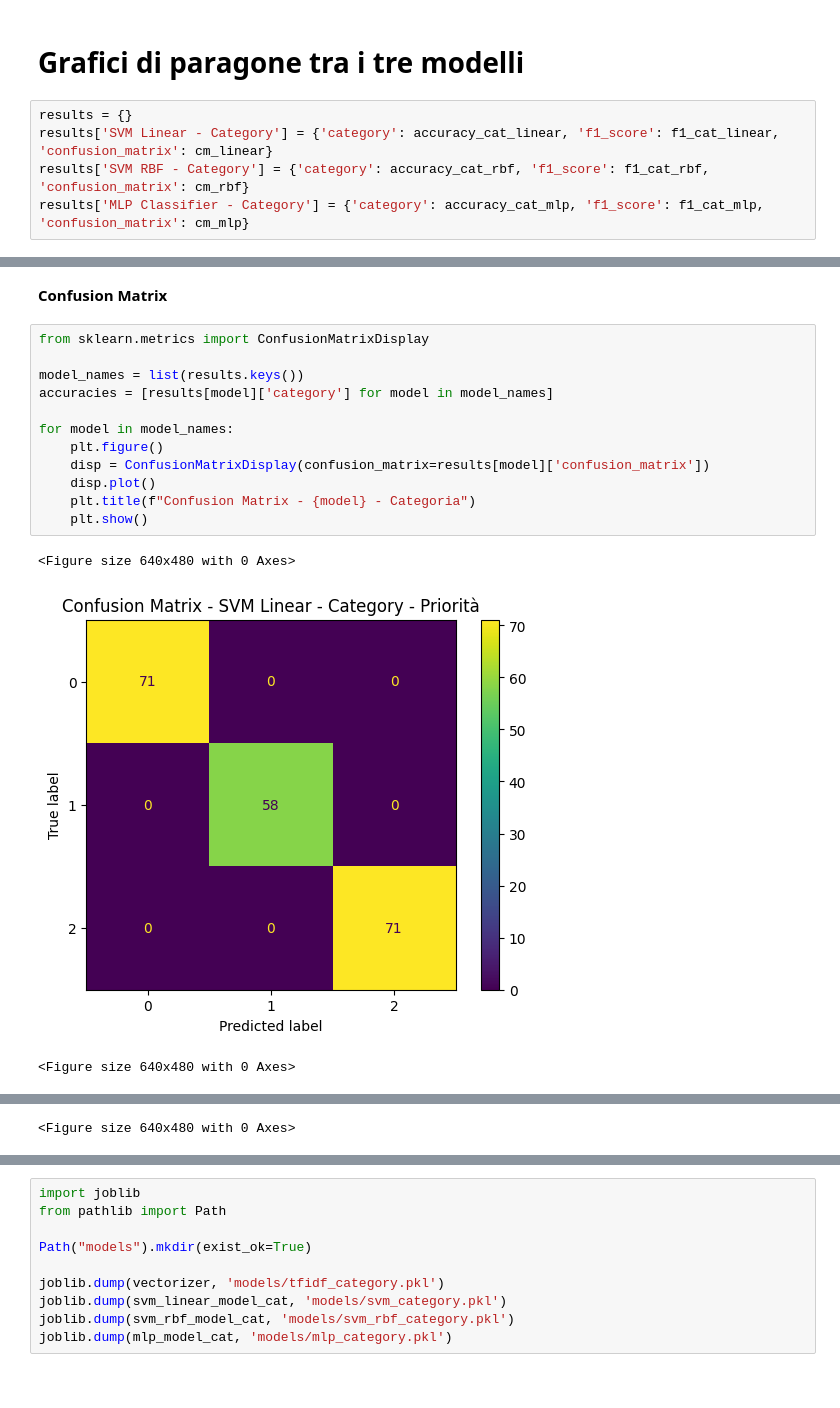
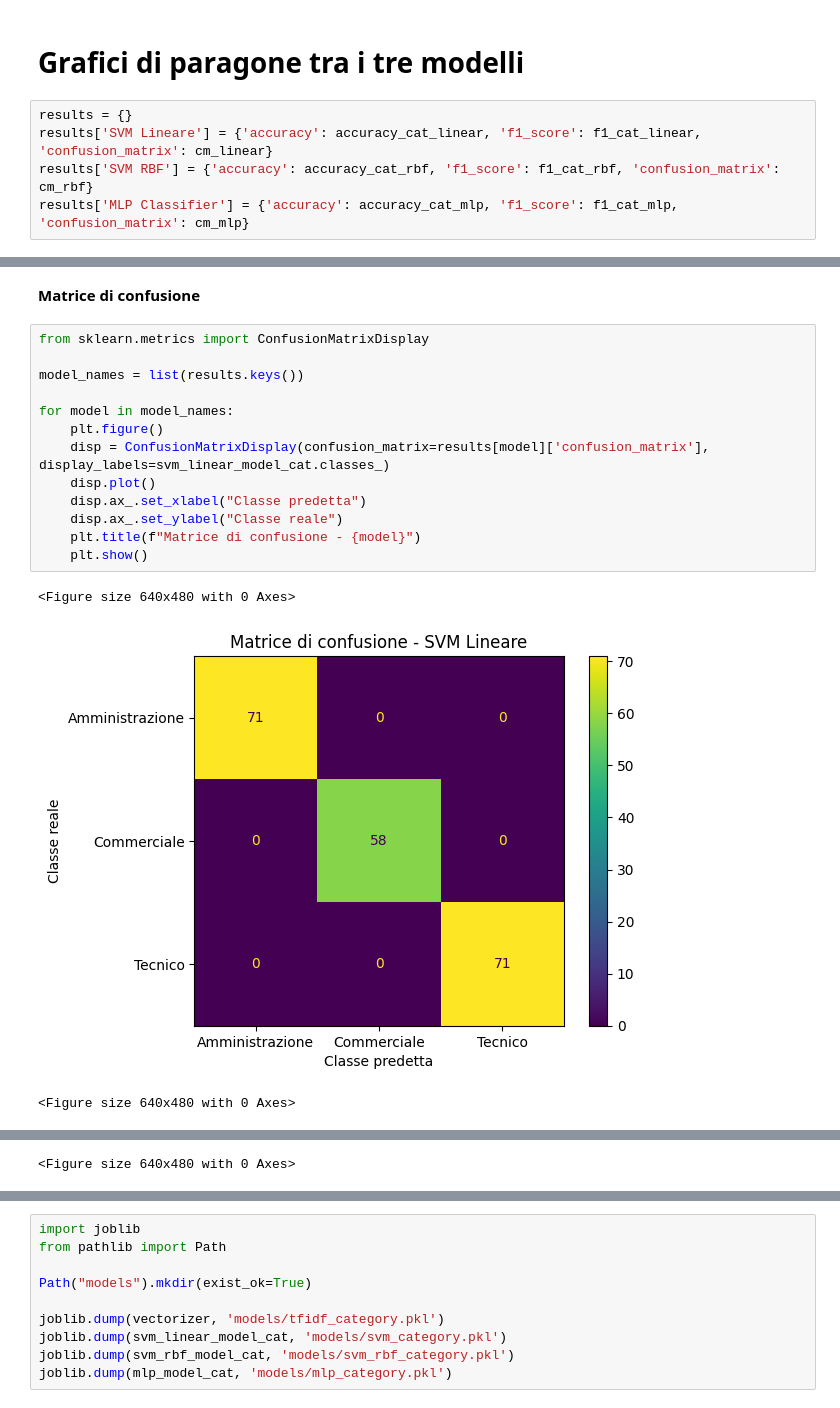
Before and after one commit to LorenzoDelFrancia/PW-18-Triage-automatico-dei-ticket-con-Machine-Learning, a Jupyter notebook: Train_category.ipynb, the cells around one changed output, grey strips where cells are left out. Saved outputs shown, nothing was run; the diff lists cells and outputs as text.

```diff
--- a/Train_category.ipynb
+++ b/Train_category.ipynb
@@ -171,6 +171,6 @@ Confusion Matrix:
 # **Grafici di paragone tra i tre modelli**
 # %%
 results = {}
-results['SVM Linear - Category'] = {'category': accuracy_cat_linear, 'f1_score': f1_cat_linear, 'confusion_matrix': cm_linear}
-results['SVM RBF - Category'] = {'category': accuracy_cat_rbf, 'f1_score': f1_cat_rbf, 'confusion_matrix': cm_rbf}
-results['MLP Classifier - Category'] = {'category': accuracy_cat_mlp, 'f1_score': f1_cat_mlp, 'confusion_matrix': cm_mlp}
+results['SVM Lineare'] = {'accuracy': accuracy_cat_linear, 'f1_score': f1_cat_linear, 'confusion_matrix': cm_linear}
+results['SVM RBF'] = {'accuracy': accuracy_cat_rbf, 'f1_score': f1_cat_rbf, 'confusion_matrix': cm_rbf}
+results['MLP Classifier'] = {'accuracy': accuracy_cat_mlp, 'f1_score': f1_cat_mlp, 'confusion_matrix': cm_mlp}
@@ -194,18 +195,19 @@ plt.show()
-# %% [markdown]
-**Confusion Matrix**
+# %% [markdown]
+**Matrice di confusione**
 # %%
 from sklearn.metrics import ConfusionMatrixDisplay
 
 model_names = list(results.keys())
-accuracies = [results[model]['category'] for model in model_names]
 
 for model in model_names:
     plt.figure()
-    disp = ConfusionMatrixDisplay(confusion_matrix=results[model]['confusion_matrix'])
+    disp = ConfusionMatrixDisplay(confusion_matrix=results[model]['confusion_matrix'], display_labels=svm_linear_model_cat.classes_)
     disp.plot()
-    plt.title(f"Confusion Matrix - {model} - Categoria")
+    disp.ax_.set_xlabel("Classe predetta")
+    disp.ax_.set_ylabel("Classe reale")
+    plt.title(f"Matrice di confusione - {model}")
     plt.show()
 # %% [output]
 <Figure size 640x480 with 0 Axes>
-[figure, old version]
+[figure, new version]
 <Figure size 640x480 with 0 Axes>
```
Also changed, not shown: parts of 14 cells of this notebook, 8 other files.
